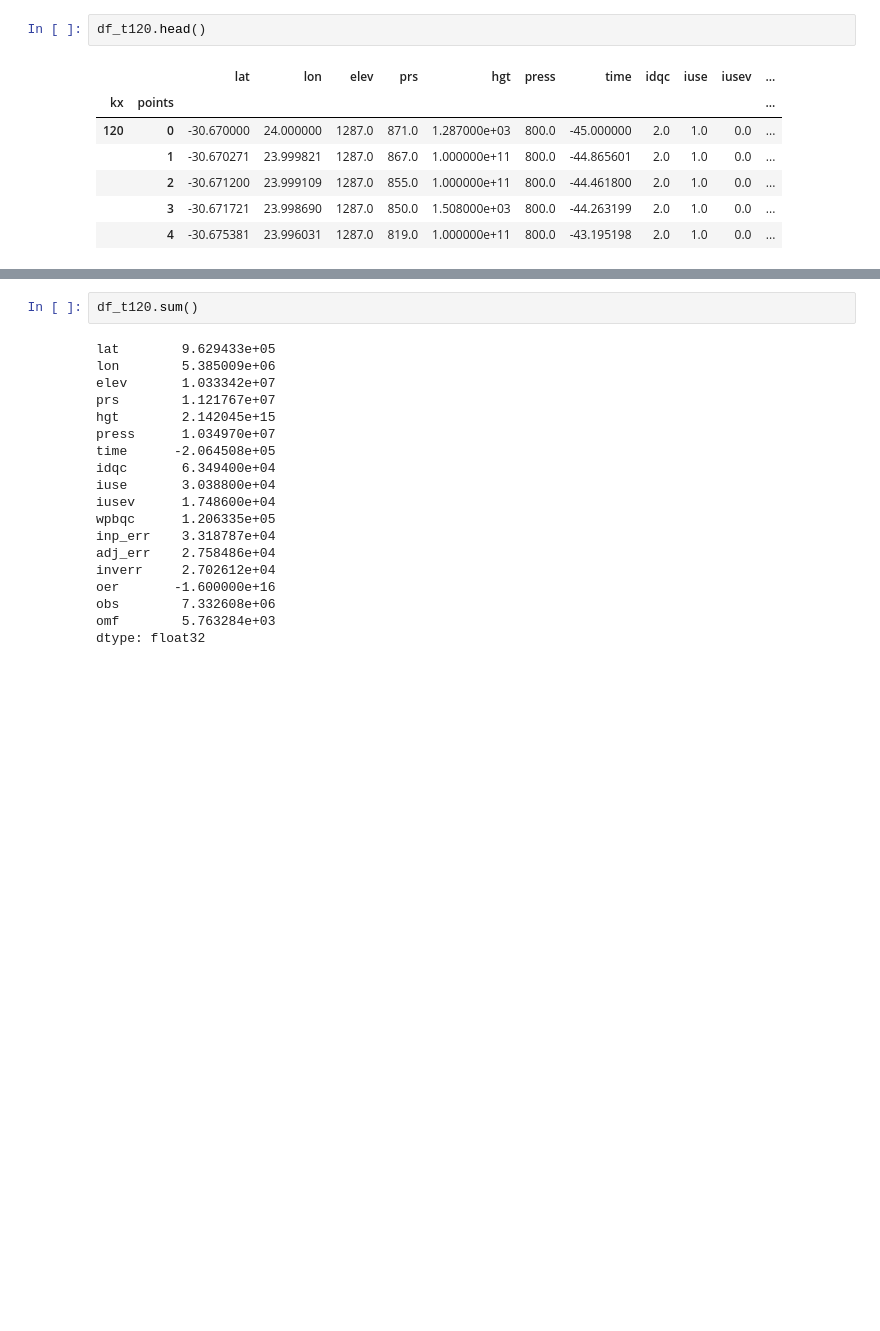
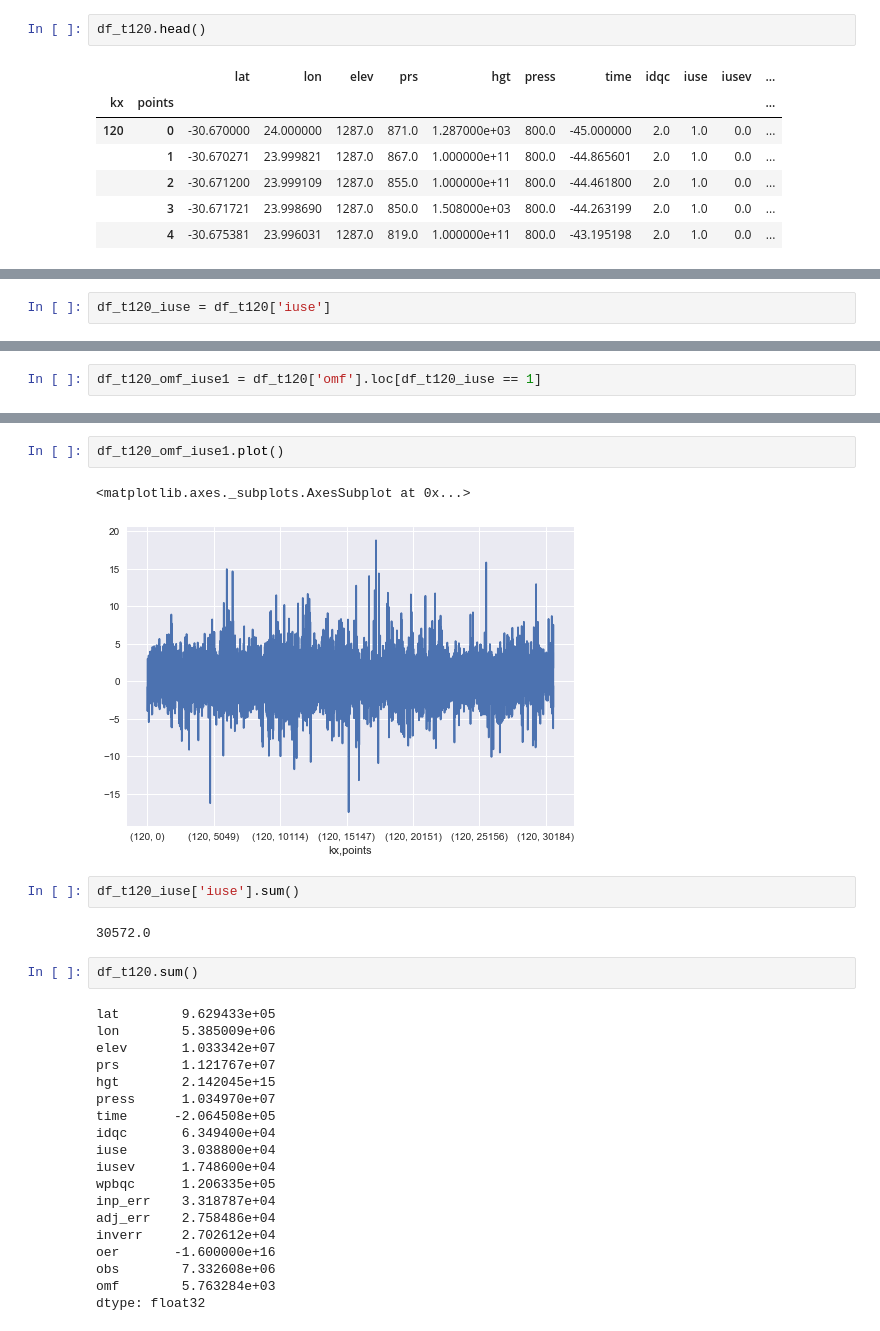
Before and after one commit to viezelc/readDiag, a Jupyter notebook: readdiag_example-Copy1.ipynb, the cells around one changed output, grey strips where cells are left out. Drawn from its saved outputs; the diff is of its cells as text; blank space fills up the shorter version.

```diff
--- a/readdiag_example-Copy1.ipynb
+++ b/readdiag_example-Copy1.ipynb
@@ -290,0 +302,2 @@ Sums up the dataframe values (for a specific observation and type):
+# %%
+df_t120_iuse = df_t120['iuse']
@@ -290,0 +364,2 @@ Sums up the dataframe values (for a specific observation and type):
+# %%
+df_t120_omf_iuse1 = df_t120['omf'].loc[df_t120_iuse == 1]
@@ -291,3 +382,12 @@ Sums up the dataframe values (for a specific observation and type):
+# %%
+df_t120_omf_iuse1.plot()
+# %% [output]
+<matplotlib.axes._subplots.AxesSubplot at 0x...>
+[figure, added]
+# %%
+df_t120_iuse['iuse'].sum()
+# %% [output]
+30572.0
 # %%
 df_t120.sum()
 # %% [output]
```
Also changed, not shown: parts of 69 cells of this notebook, 3 other files.
